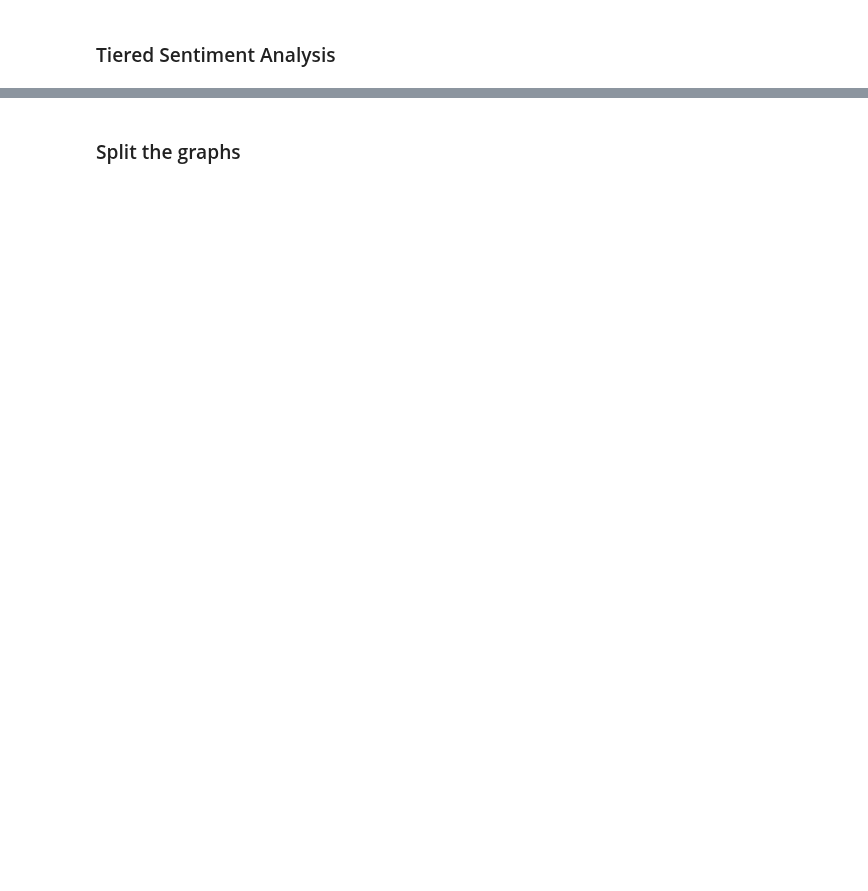
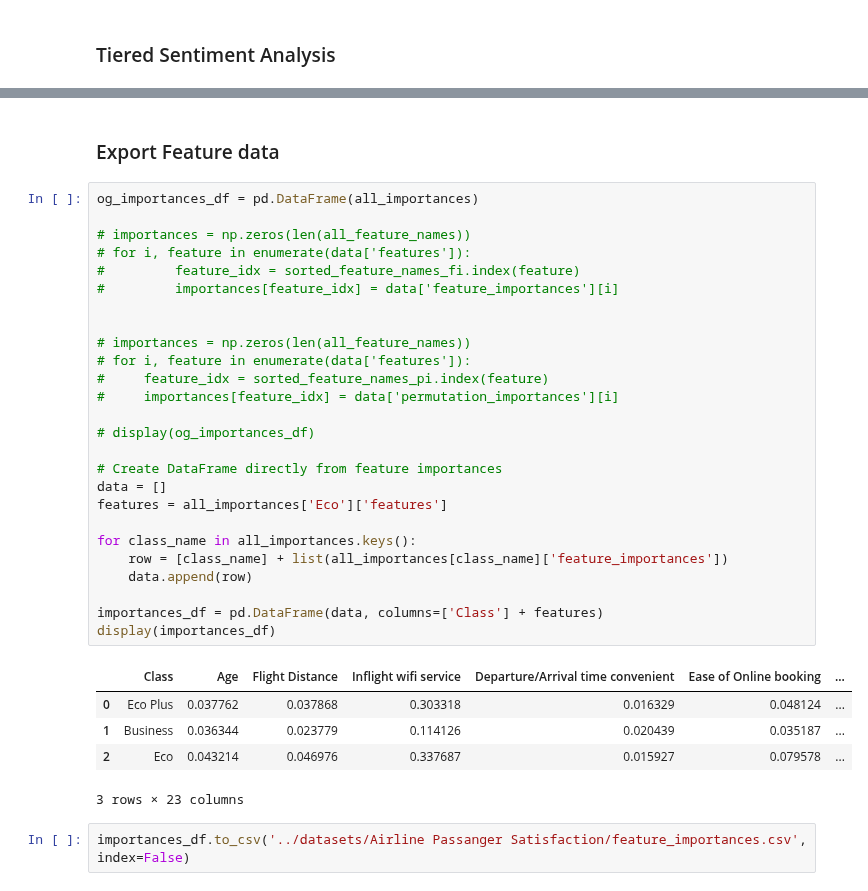
Before and after one commit to T-Godwins/airline-project, a Jupyter notebook: learning_notebooks/general_sentiment_analysis.ipynb, the cells around one changed output, grey strips where cells are left out. Drawn from its saved outputs; the diff is of its cells as text; blank space fills up the shorter version.

```diff
--- a/learning_notebooks/general_sentiment_analysis.ipynb
+++ b/learning_notebooks/general_sentiment_analysis.ipynb
@@ -431,2 +491,36 @@ plt.show()
-# %% [markdown]
-### Split the graphs
+# %% [markdown]
+### Export Feature data
+# %%
+og_importances_df = pd.DataFrame(all_importances)
+
+# importances = np.zeros(len(all_feature_names))
+# for i, feature in enumerate(data['features']):
+#         feature_idx = sorted_feature_names_fi.index(feature)
+#         importances[feature_idx] = data['feature_importances'][i]
+
+
+# importances = np.zeros(len(all_feature_names))
+# for i, feature in enumerate(data['features']):
+#     feature_idx = sorted_feature_names_pi.index(feature)
+#     importances[feature_idx] = data['permutation_importances'][i]
+
+# display(og_importances_df)
+
+# Create DataFrame directly from feature importances
+data = []
+features = all_importances['Eco']['features']
+
+for class_name in all_importances.keys():
+    row = [class_name] + list(all_importances[class_name]['feature_importances'])
+    data.append(row)
+
+importances_df = pd.DataFrame(data, columns=['Class'] + features)
+display(importances_df)
+# %% [output]
+|  | Class | Age | Flight Distance | Inflight wifi service | Departure/Arrival time convenient | Ease of Online booking | ... |
+| 0 | Eco Plus | 0.037762 | 0.037868 | 0.303318 | 0.016329 | 0.048124 | ... |
+| 1 | Business | 0.036344 | 0.023779 | 0.114126 | 0.020439 | 0.035187 | ... |
+| 2 | Eco | 0.043214 | 0.046976 | 0.337687 | 0.015927 | 0.079578 | ... |
+3 rows × 23 columns
+# %%
+importances_df.to_csv('../datasets/Airline Passanger Satisfaction/feature_importances.csv', index=False)
```
Also changed, not shown: parts of 9 cells of this notebook, 6 other files.
